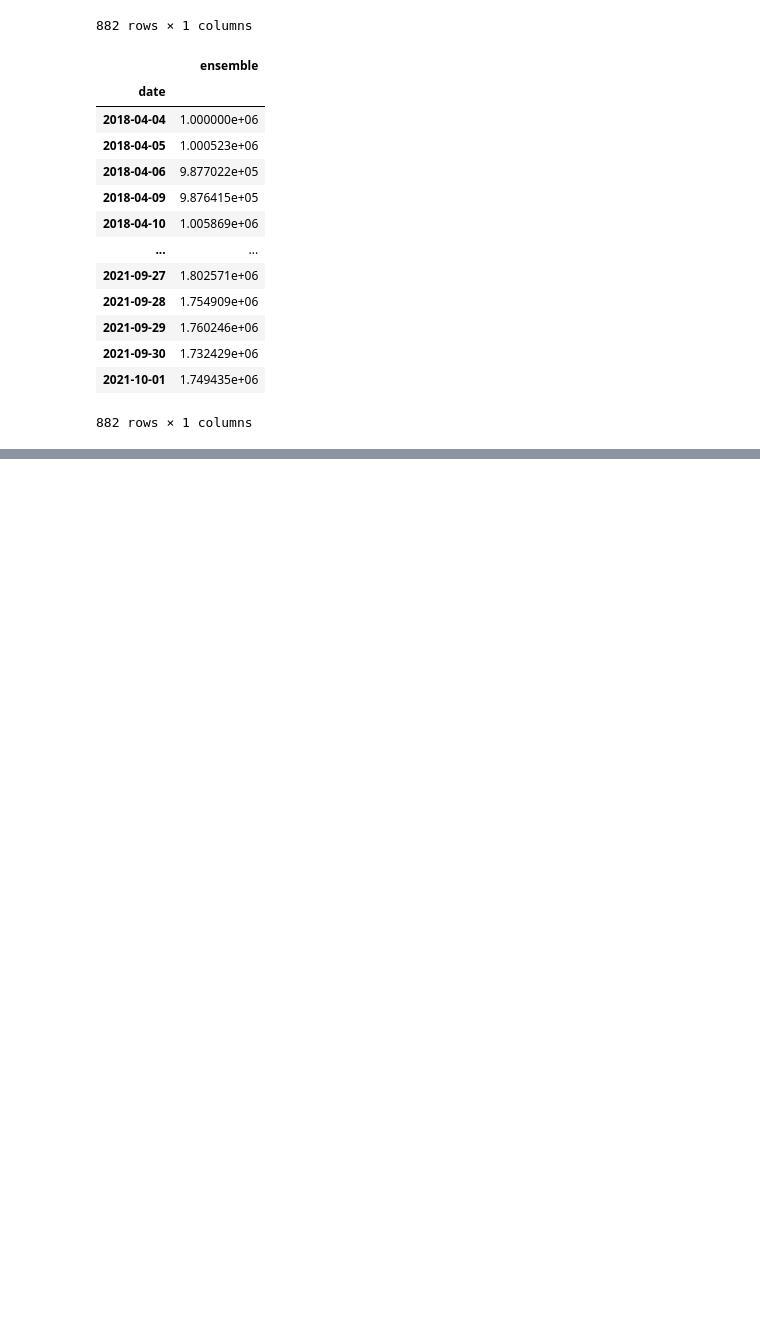
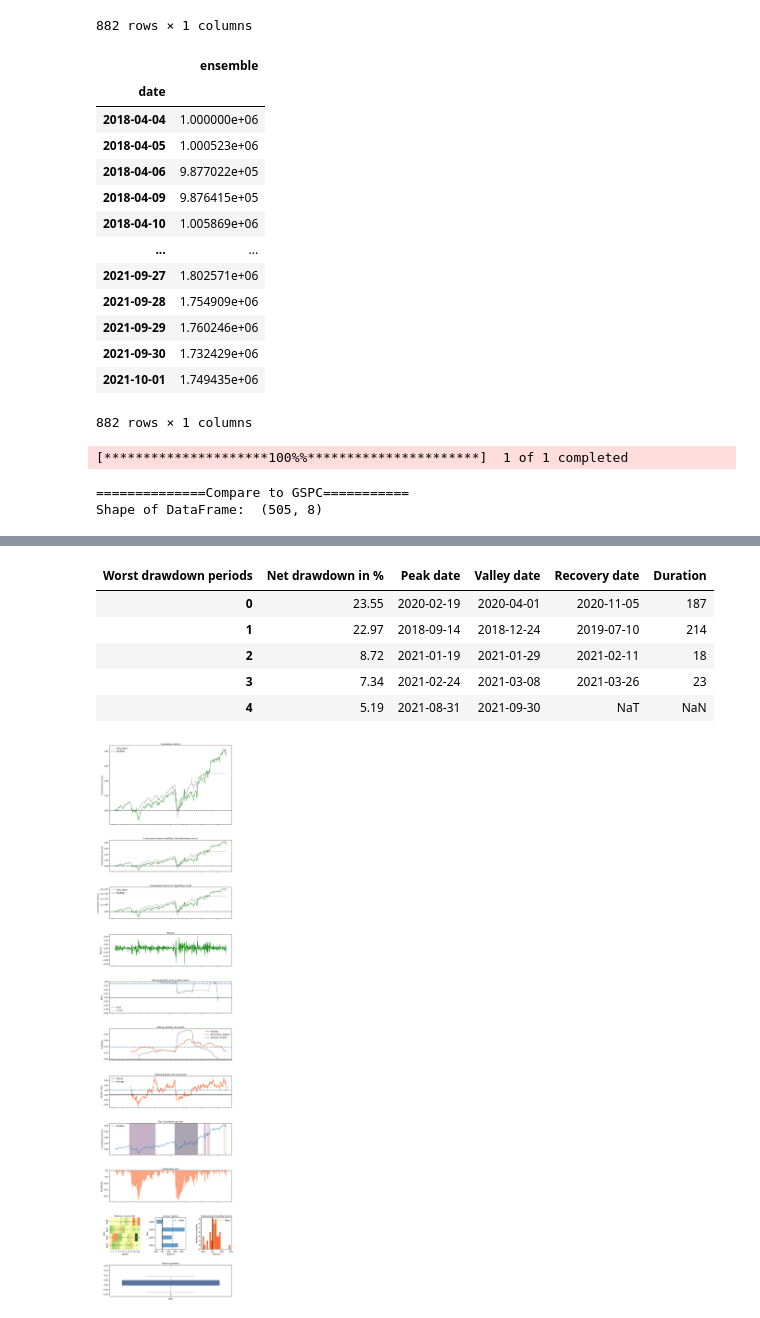
Before and after one commit to SimonCao1207/rl4po, a Jupyter notebook: test.ipynb, the cells around one changed output, grey strips where cells are left out. Saved outputs shown, nothing was run; the diff lists cells and outputs as text; code cells hidden in the pictures; blank space fills up the shorter version.

```diff
--- a/test.ipynb
+++ b/test.ipynb
@@ -208,3 +213,14 @@ df_result_ensemble
 | 2021-09-30 | 1.732429e+06 |
 | 2021-10-01 | 1.749435e+06 |
 882 rows × 1 columns
+# %%
+print("==============Compare to GSPC===========")
+%matplotlib inline
+backtest_plot(df_account_value,
+             baseline_ticker = '^GSPC',
+             baseline_start = '2019-01-01',
+             baseline_end = '2021-01-01')
+# %% [output]
+[*********************100%%**********************]  1 of 1 completed
+==============Compare to GSPC===========
+Shape of DataFrame:  (505, 8)
@@ -211 +246,8 @@ df_result_ensemble
+| Worst drawdown periods | Net drawdown in % | Peak date | Valley date | Recovery date | Duration |
+| 0 | 23.55 | 2020-02-19 | 2020-04-01 | 2020-11-05 | 187 |
+| 1 | 22.97 | 2018-09-14 | 2018-12-24 | 2019-07-10 | 214 |
+| 2 | 8.72 | 2021-01-19 | 2021-01-29 | 2021-02-11 | 18 |
+| 3 | 7.34 | 2021-02-24 | 2021-03-08 | 2021-03-26 | 23 |
+| 4 | 5.19 | 2021-08-31 | 2021-09-30 | NaT | NaN |
+[figure, added]
 # %%
```
Also changed, not shown: parts of 7 cells of this notebook, 11 other files.
